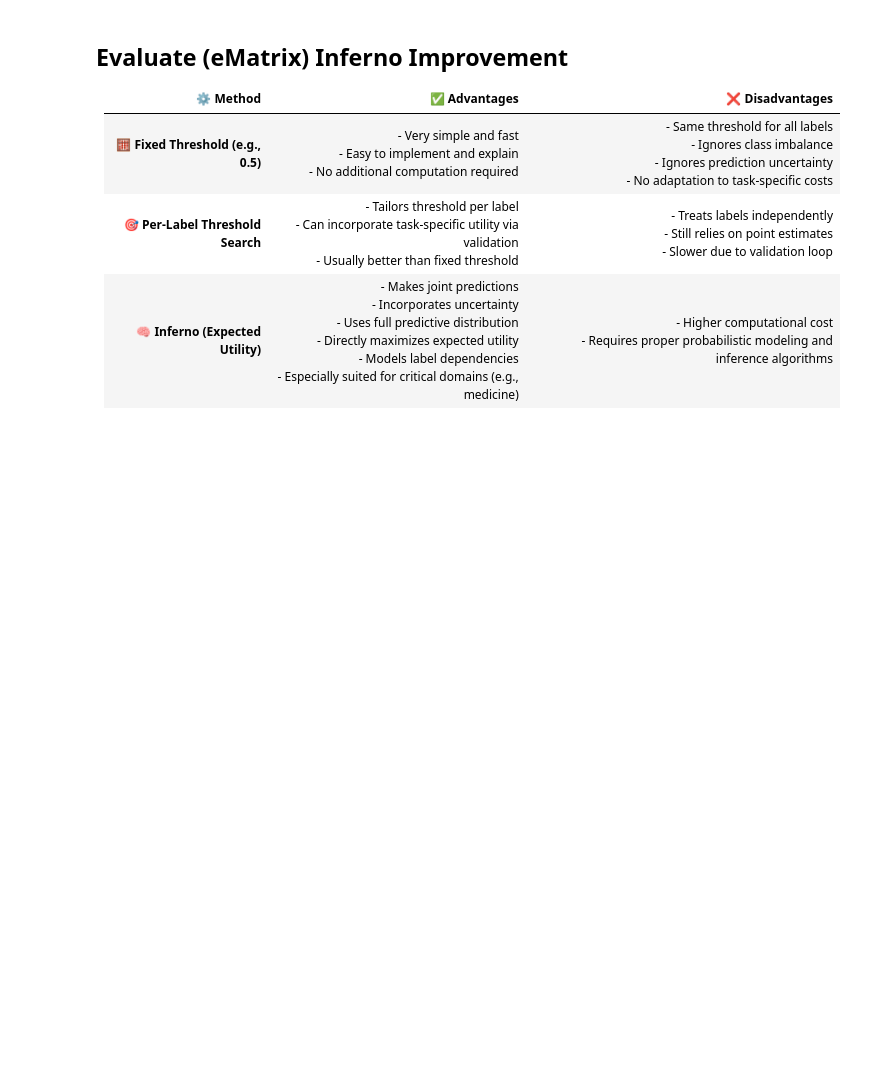
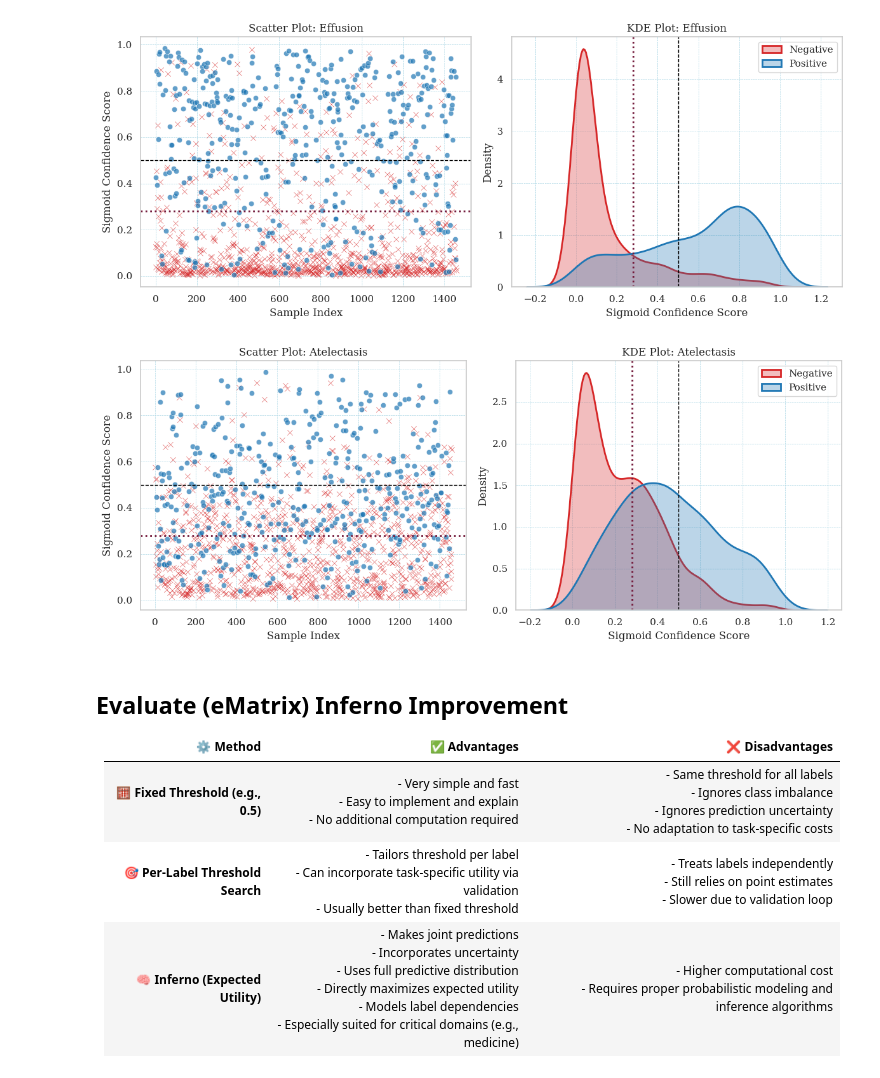
Before and after one commit to 589664/InfernoCalibNet, a Jupyter notebook: notebooks/1.1-thresholdUtility.ipynb, the cells around one changed output. Saved outputs shown, nothing was run; the diff lists cells and outputs as text; code cells hidden in the pictures; blank space fills up the shorter version.

Commit message:
thresholds, utility and kde/scatter plots update

```diff
--- a/notebooks/1.1-thresholdUtility.ipynb
+++ b/notebooks/1.1-thresholdUtility.ipynb
@@ -249,3 +189,57 @@ Average Utility Score (Test Set): 0.9105
+# %%
+import seaborn as sns
+import matplotlib.pyplot as plt
+
+sns.set_theme(
+    context='notebook',
+    style='whitegrid',
+    palette=sns.diverging_palette(220, 20, n=2),
+    font='sans-serif',
+    font_scale=1,
+    color_codes=True,
+    rc=None
+)
+
+def plot_kde_scatter_curves(probs, targets, best_threshold, labels=("Effusion", "Atelectasis"), save=False):
+    plt.rcParams['axes.grid'] = True
+    plt.rcParams['font.family'] = 'Serif'
+    plt.rc('grid', linestyle='--', linewidth=0.5, color='lightblue')
+
+    for i, label in enumerate(labels):
+        p = probs[:, i]
+        t = targets[:, i]
+
+        plt.figure(figsize=(12, 5))
+
+        plt.subplot(1, 2, 1)
+        sns.scatterplot(x=np.arange(len(p))[t == 0], y=p[t == 0], marker='x', color="#d62728", alpha=0.7)
+        sns.scatterplot(x=np.arange(len(p))[t == 1], y=p[t == 1], marker='o', color="#1f77b4", alpha=0.7)
+        plt.axhline(y=0.5, linestyle="--", color="black", linewidth=1)
+        plt.axhline(y=best_threshold, linestyle=":", color="#741B3C", linewidth=2)
+        plt.xlabel("Sample Index")
+        plt.ylabel("Sigmoid Confidence Score")
+        plt.title(f"Scatter Plot: {label}")
+
+        plt.subplot(1, 2, 2)
+        sns.kdeplot(p[t == 0], label="Negative", fill=True, color="#d62728", alpha=0.3, linewidth=2)
+        sns.kdeplot(p[t == 1], label="Positive", fill=True, color="#1f77b4", alpha=0.3, linewidth=2)
+        plt.axvline(x=0.5, linestyle="--", color="black", linewidth=1)
+        plt.axvline(x=best_threshold, linestyle=":", color="#741B3C", linewidth=2)
+        plt.xlabel("Sigmoid Confidence Score")
+        plt.ylabel("Density")
+        plt.title(f"KDE Plot: {label}")
+        plt.legend()
+
+        plt.tight_layout()
+        if save:
+            plt.savefig(f"kde_scatter_{label.lower()}.pdf", format="pdf", bbox_inches="tight")
+        plt.show()
+
+
+plot_kde_scatter_curves(kde_probs, scatter_targets, best_thresh, save=False)
+# %% [output]
+[figure, added]
+[figure, added]
 # %% [markdown]
 ## **Evaluate (eMatrix) Inferno Improvement**
 
```
Also changed, not shown: parts of 12 cells of this notebook, 35 other files.
